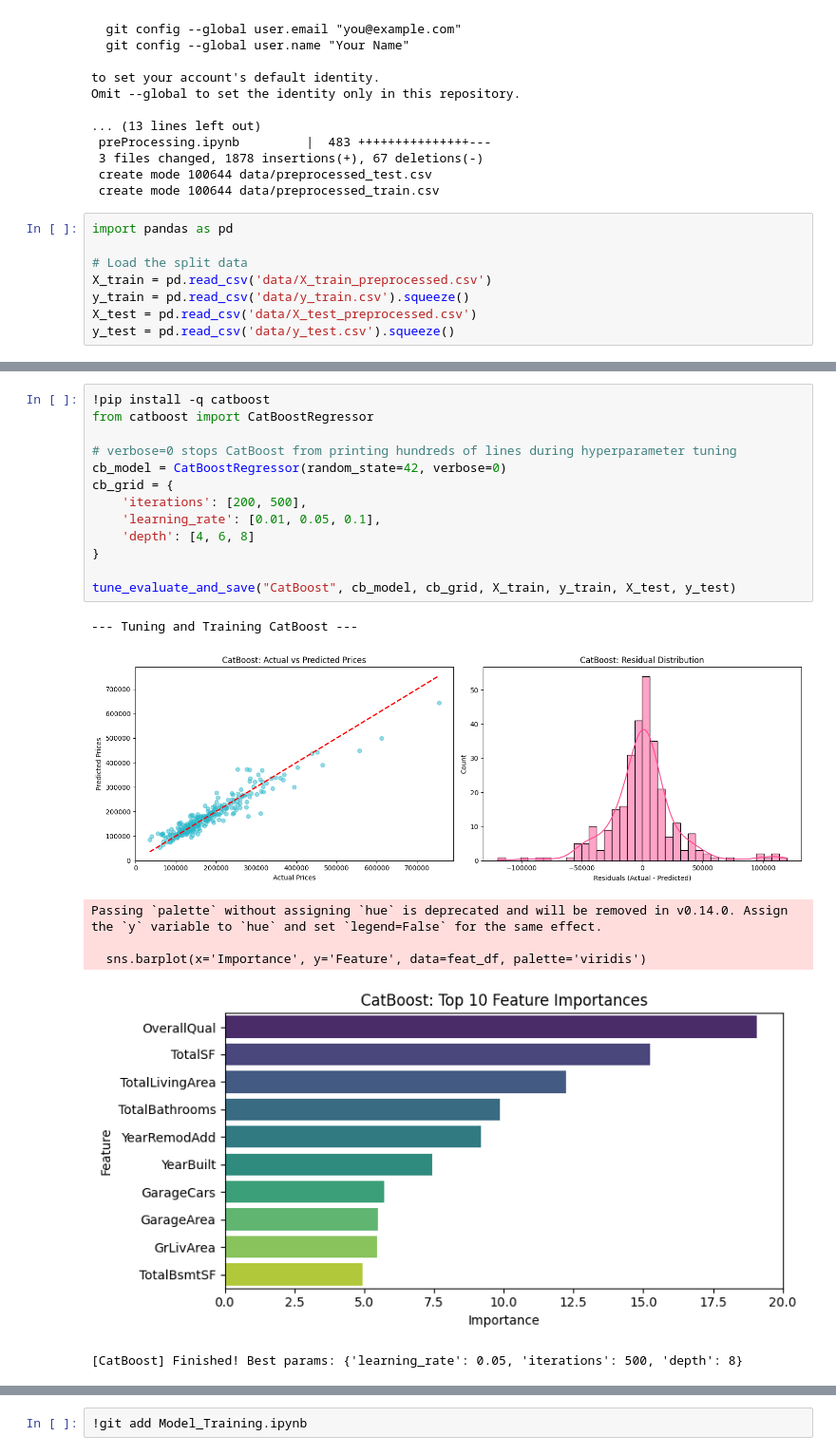
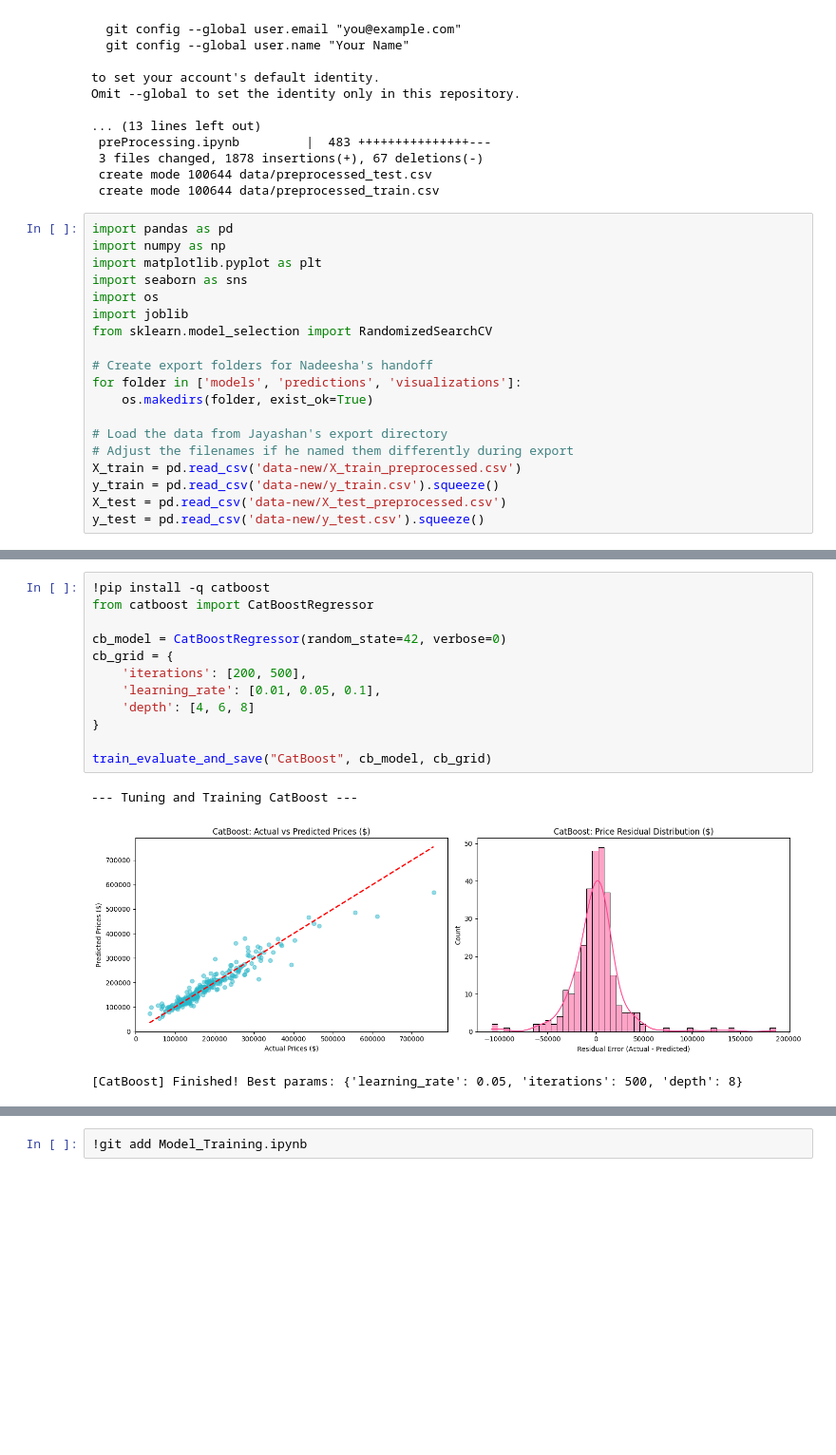
Before and after one commit to VenuriDampahalage/ames-housing-price-prediction, a Jupyter notebook: Model_Training.ipynb, the cells around one changed output, grey strips where cells are left out. Shown at 95% size. Saved outputs shown, nothing was run; the diff lists cells and outputs as text; blank space fills up the shorter version.

```diff
--- a/Model_Training.ipynb
+++ b/Model_Training.ipynb
@@ -127,10 +126,21 @@ Omit --global to set the identity only in this repository.
  create mode 100644 data/preprocessed_train.csv
 # %%
 import pandas as pd
+import numpy as np
+import matplotlib.pyplot as plt
+import seaborn as sns
+import os
+import joblib
+from sklearn.model_selection import RandomizedSearchCV
 
-# Load the split data
-X_train = pd.read_csv('data/X_train_preprocessed.csv')
-y_train = pd.read_csv('data/y_train.csv').squeeze()
-X_test = pd.read_csv('data/X_test_preprocessed.csv')
-y_test = pd.read_csv('data/y_test.csv').squeeze()
+# Create export folders for Nadeesha's handoff
+for folder in ['models', 'predictions', 'visualizations']:
+    os.makedirs(folder, exist_ok=True)
+
+# Load the data from Jayashan's export directory
+# Adjust the filenames if he named them differently during export
+X_train = pd.read_csv('data-new/X_train_preprocessed.csv')
+y_train = pd.read_csv('data-new/y_train.csv').squeeze()
+X_test = pd.read_csv('data-new/X_test_preprocessed.csv')
+y_test = pd.read_csv('data-new/y_test.csv').squeeze()
 # %%
@@ -290,24 +254,19 @@ Passing `palette` without assigning `hue` is deprecated and will be removed in v
 # %%
 !pip install -q catboost
 from catboost import CatBoostRegressor
 
-# verbose=0 stops CatBoost from printing hundreds of lines during hyperparameter tuning
 cb_model = CatBoostRegressor(random_state=42, verbose=0)
 cb_grid = {
     'iterations': [200, 500],
     'learning_rate': [0.01, 0.05, 0.1],
     'depth': [4, 6, 8]
 }
 
-tune_evaluate_and_save("CatBoost", cb_model, cb_grid, X_train, y_train, X_test, y_test)
+train_evaluate_and_save("CatBoost", cb_model, cb_grid)
 # %% [output]
 --- Tuning and Training CatBoost ---
-[figure, old version]
+[figure, new version]
-Passing `palette` without assigning `hue` is deprecated and will be removed in v0.14.0. Assign the `y` variable to `hue` and set `legend=False` for the same effect.
-
-  sns.barplot(x='Importance', y='Feature', data=feat_df, palette='viridis')
+[CatBoost] Finished! Best params: {'learning_rate': 0.05, 'iterations': 500, 'depth': 8}
-[figure, removed]
-[CatBoost] Finished! Best params: {'learning_rate': 0.05, 'iterations': 500, 'depth': 8}
 # %%
 !zip -r handoff_package.zip models/ predictions/ visualizations/
 from google.colab import files
```
Also changed, not shown: parts of 19 cells of this notebook.
